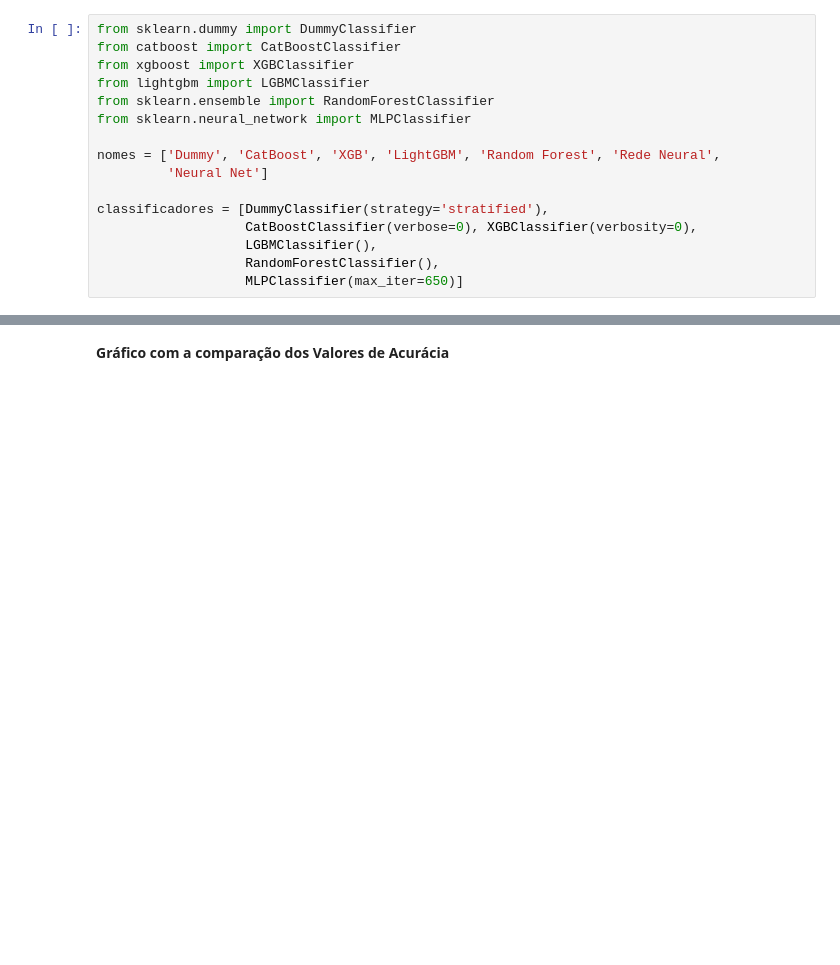
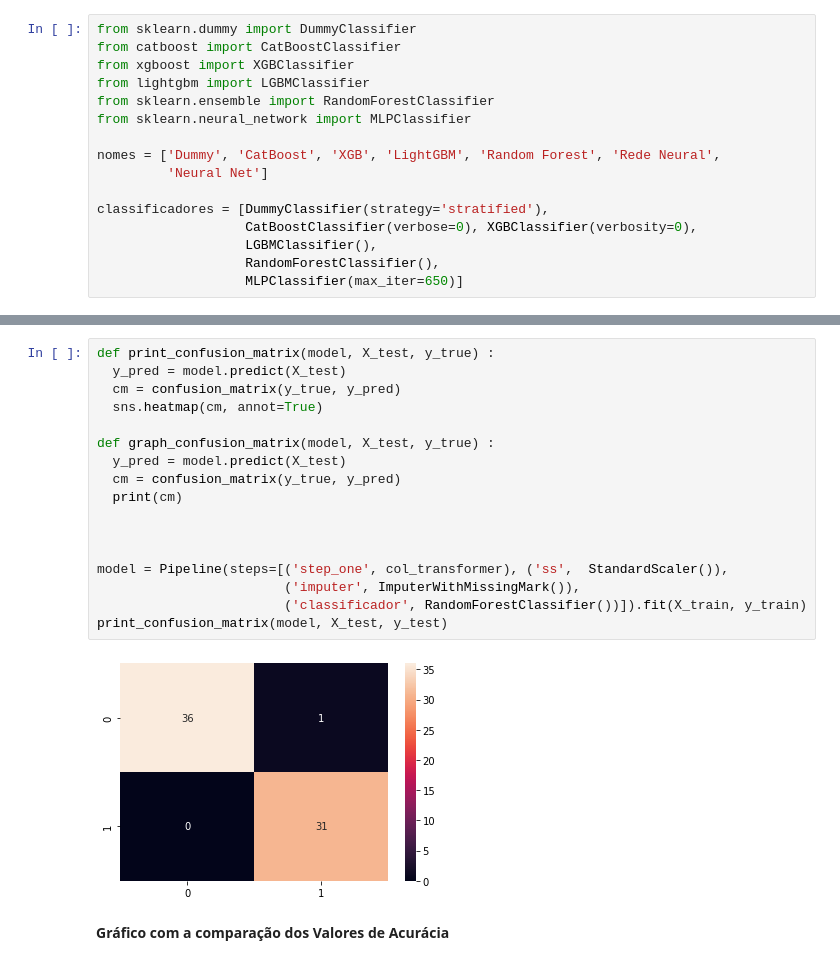
Before and after one commit to inf032/introducaoML, a Jupyter notebook: Farm03.Metricas.ipynb, the cells around one changed output, grey strips where cells are left out. Drawn from its saved outputs; the diff is of its cells as text; blank space fills up the shorter version.

```diff
--- a/Farm03.Metricas.ipynb
+++ b/Farm03.Metricas.ipynb
@@ -218,3 +240,22 @@ dfResultados
+# %%
+def print_confusion_matrix(model, X_test, y_true) :
+  y_pred = model.predict(X_test)
+  cm = confusion_matrix(y_true, y_pred)
+  sns.heatmap(cm, annot=True)
+
+def graph_confusion_matrix(model, X_test, y_true) :
+  y_pred = model.predict(X_test)
+  cm = confusion_matrix(y_true, y_pred)
+  print(cm)
+
+
+
+model = Pipeline(steps=[('step_one', col_transformer), ('ss',  StandardScaler()),
+                        ('imputer', ImputerWithMissingMark()),
+                        ('classificador', RandomForestClassifier())]).fit(X_train, y_train)
+print_confusion_matrix(model, X_test, y_test)
+# %% [output]
+[figure, added]
 # %% [markdown]
 **Gráfico com a comparação dos Valores de Acurácia**
 # %%
```
Also changed, not shown: parts of 7 cells of this notebook.
